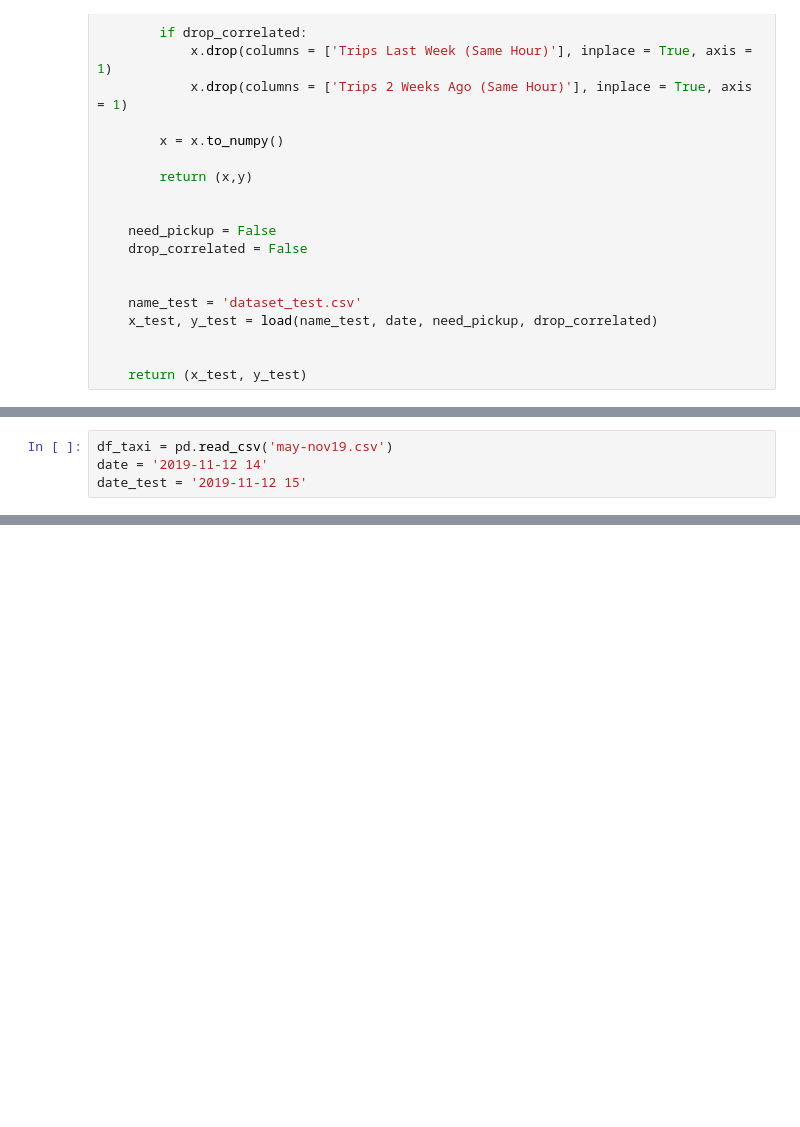
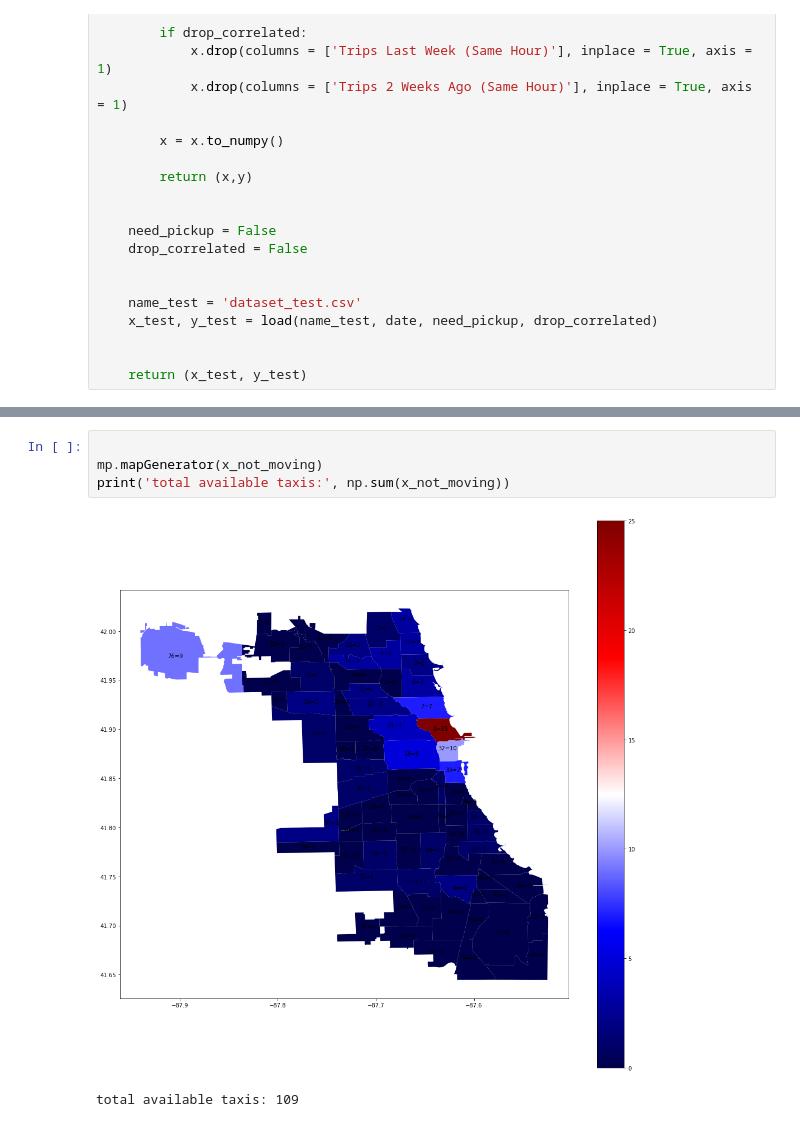
Before and after one commit to alexisgaziello/CSP_MATH_571_taxi_oracle, a Jupyter notebook: src/Profit_calculation.ipynb, the cells around one changed output, grey strips where cells are left out. Saved outputs shown, nothing was run; the diff lists cells and outputs as text; blank space fills up the shorter version.

```diff
--- a/src/Profit_calculation.ipynb
+++ b/src/Profit_calculation.ipynb
@@ -131,4 +107,0 @@ model.predict(x_test)
-# %%
-df_taxi = pd.read_csv('may-nov19.csv')
-date = '2019-11-12 14'
-date_test = '2019-11-12 15'
@@ -271,0 +312,7 @@ False
+# %%
+
+mp.mapGenerator(x_not_moving)
+print('total available taxis:', np.sum(x_not_moving))
+# %% [output]
+[figure, added]
+total available taxis: 109
```
Also changed, not shown: parts of 41 cells of this notebook, 3 other files.
